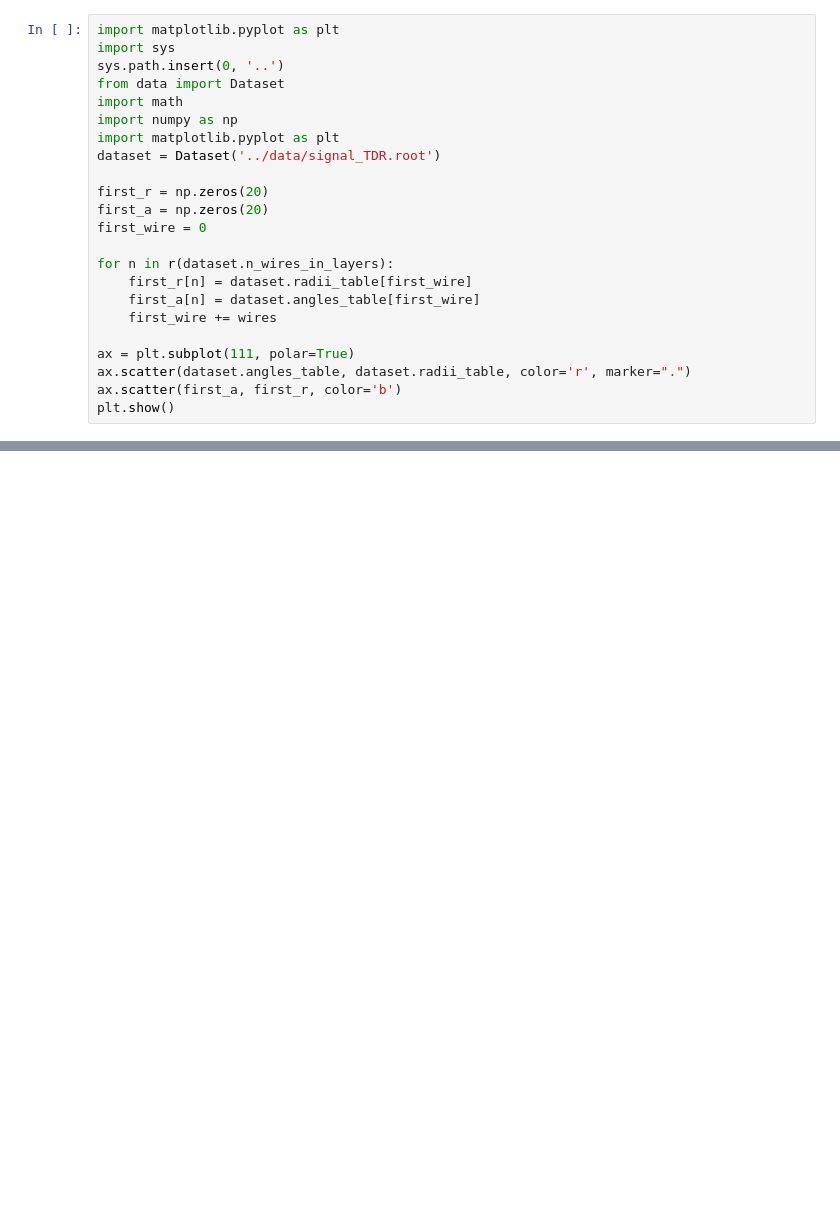
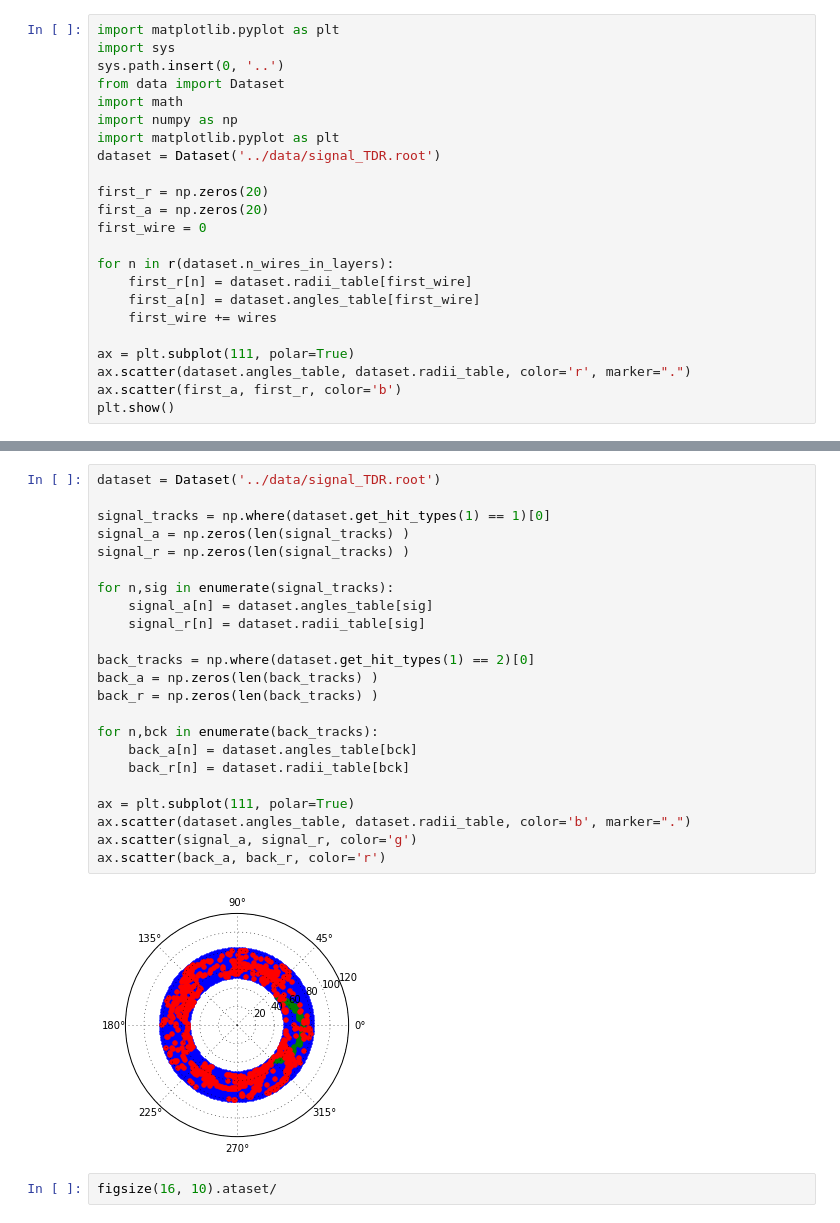
Before and after one commit to ewengillies/track-finding-yandex, a Jupyter notebook: notebooks/DataTracking_ewen_copy.ipynb, the cells around one changed output, grey strips where cells are left out. Saved outputs shown, nothing was run; the diff lists cells and outputs as text; blank space fills up the shorter version.

```diff
--- a/notebooks/DataTracking_ewen_copy.ipynb
+++ b/notebooks/DataTracking_ewen_copy.ipynb
@@ -168,0 +177,27 @@ plt.show()
+# %%
+dataset = Dataset('../data/signal_TDR.root')
+
+signal_tracks = np.where(dataset.get_hit_types(1) == 1)[0]
+signal_a = np.zeros(len(signal_tracks) )
+signal_r = np.zeros(len(signal_tracks) )
+
+for n,sig in enumerate(signal_tracks):
+    signal_a[n] = dataset.angles_table[sig]
+    signal_r[n] = dataset.radii_table[sig]
+
+back_tracks = np.where(dataset.get_hit_types(1) == 2)[0]
+back_a = np.zeros(len(back_tracks) )
+back_r = np.zeros(len(back_tracks) )
+
+for n,bck in enumerate(back_tracks):
+    back_a[n] = dataset.angles_table[bck]
+    back_r[n] = dataset.radii_table[bck]
+
+ax = plt.subplot(111, polar=True)
+ax.scatter(dataset.angles_table, dataset.radii_table, color='b', marker=".")
+ax.scatter(signal_a, signal_r, color='g')
+ax.scatter(back_a, back_r, color='r')
+# %% [output]
+[figure, added]
+# %%
+figsize(16, 10).ataset/
```
Also changed, not shown: parts of 2 cells of this notebook.
